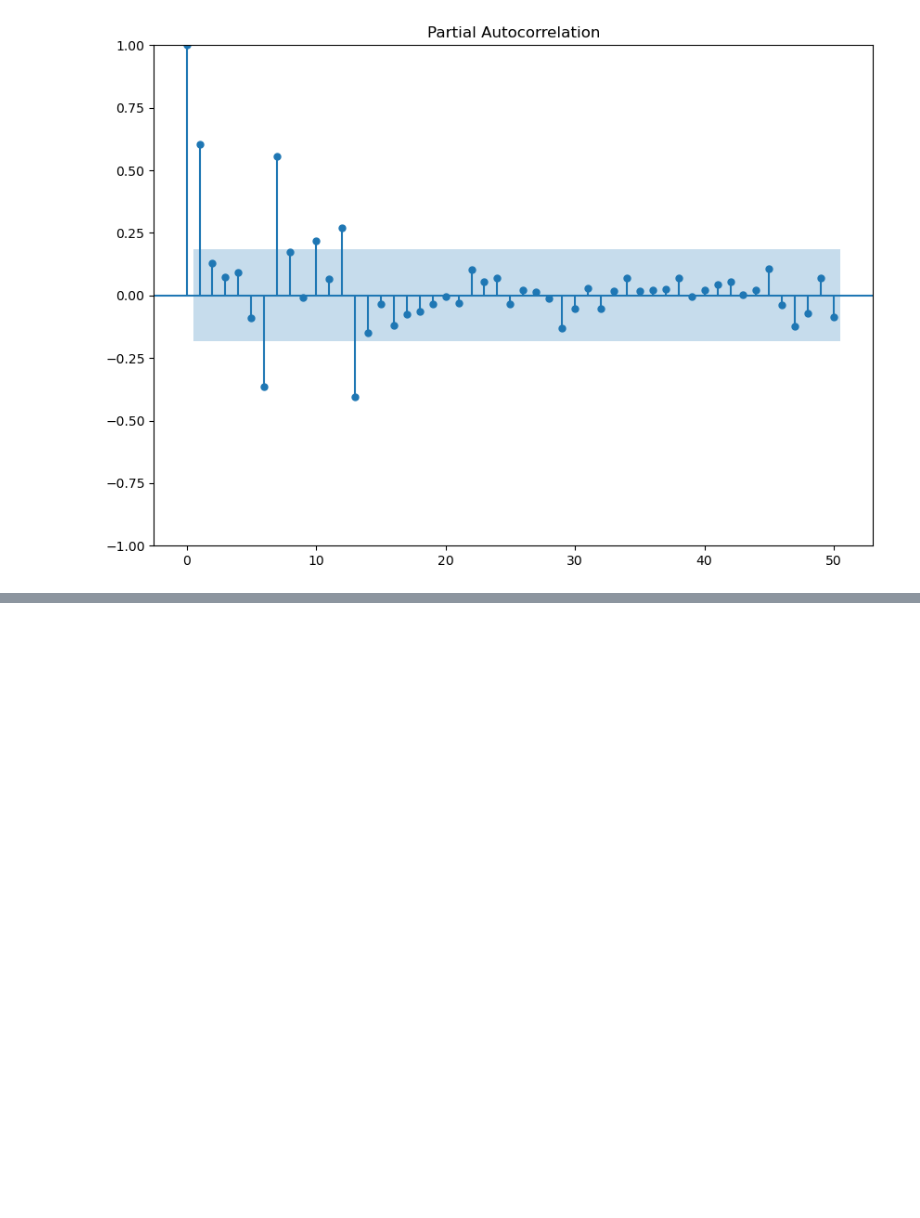
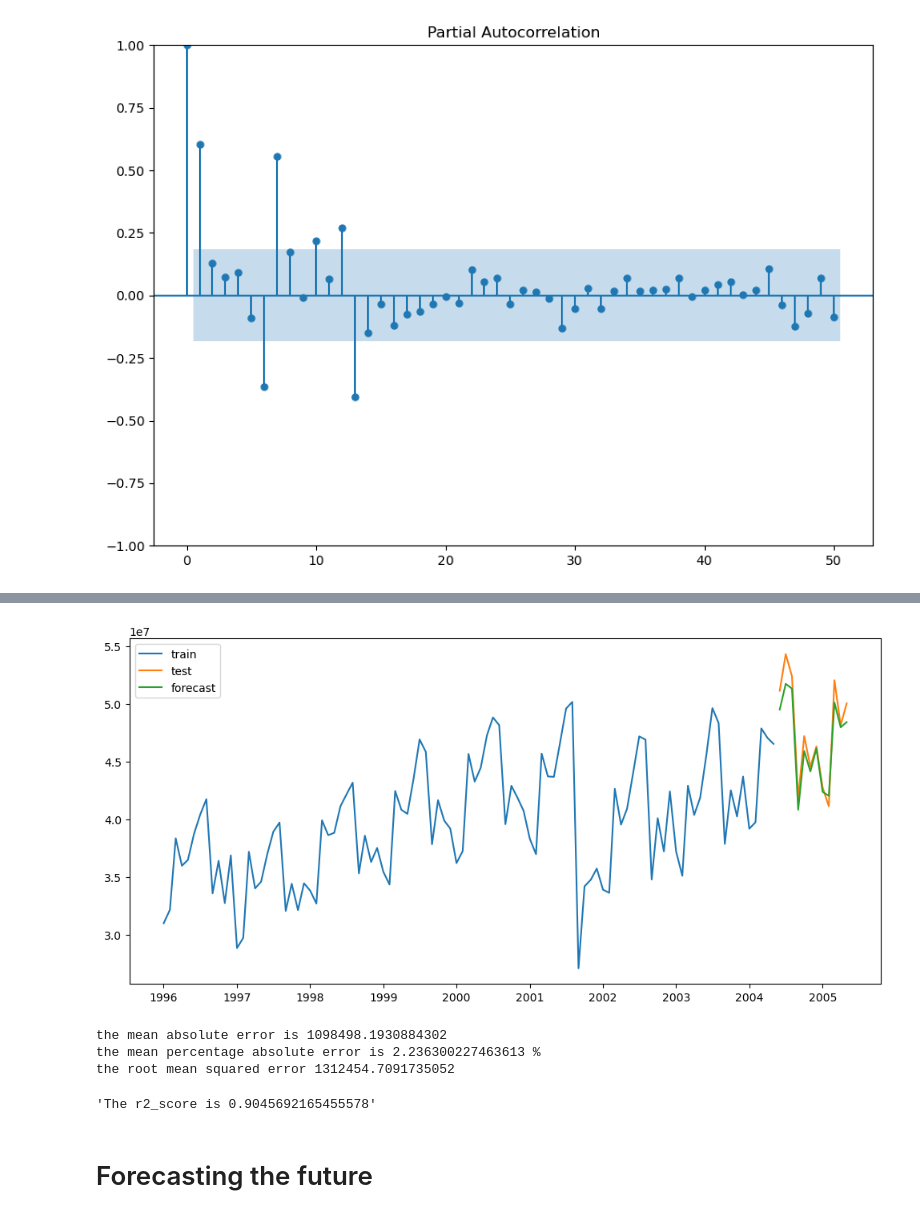
Before and after one commit to steve1-1269/time_series_analysis, a Jupyter notebook: capstone.ipynb, the cells around one changed output, grey strips where cells are left out. Cells and saved outputs as stored; diff of their text form; code cells hidden in the pictures; blank space fills up the shorter version.

Commit message:
completed a time series forecast on the capstone project

```diff
--- a/capstone.ipynb
+++ b/capstone.ipynb
@@ -146,0 +152,9 @@ plt.show()
+# %%
+train, test= df.iloc[:-12,0], df.iloc[-12:,0]
+# %%
+model= ExponentialSmoothing(train,
+                            trend='mul',
+                            seasonal='add',
+                            seasonal_periods=12).fit()
+# %%
+forecast= model.forecast(len(test))
@@ -146,0 +177,25 @@ plt.show()
+# %%
+def measure_performance(train, test, forecast):
+    plt.figure(figsize=(10,5))
+    plt.plot(train, label='train')
+    plt.plot(test, label='test')
+    plt.plot(forecast, label='forecast')
+
+    plt.tight_layout()
+    plt.legend()
+    plt.show()
+    print(f'the mean absolute error is {mean_absolute_error(test, forecast)}')
+    print(f'the mean percentage absolute error is {100 * (mean_absolute_percentage_error(test, forecast))} % ')
+    print(f'the root mean squared error {root_mean_squared_error(test, forecast)}')
+
+    return f'The r2_score is {r2_score(test, forecast)}'
+# %%
+measure_performance(train, test, forecast)
+# %% [output]
+[figure, added]
+the mean absolute error is 1098498.1930884302
+the mean percentage absolute error is 2.236300227463613 %
+the root mean squared error 1312454.7091735052
+'The r2_score is 0.9045692165455578'
+# %% [markdown]
+# Forecasting the future
```
Also changed, not shown: parts of 6 cells of this notebook.
